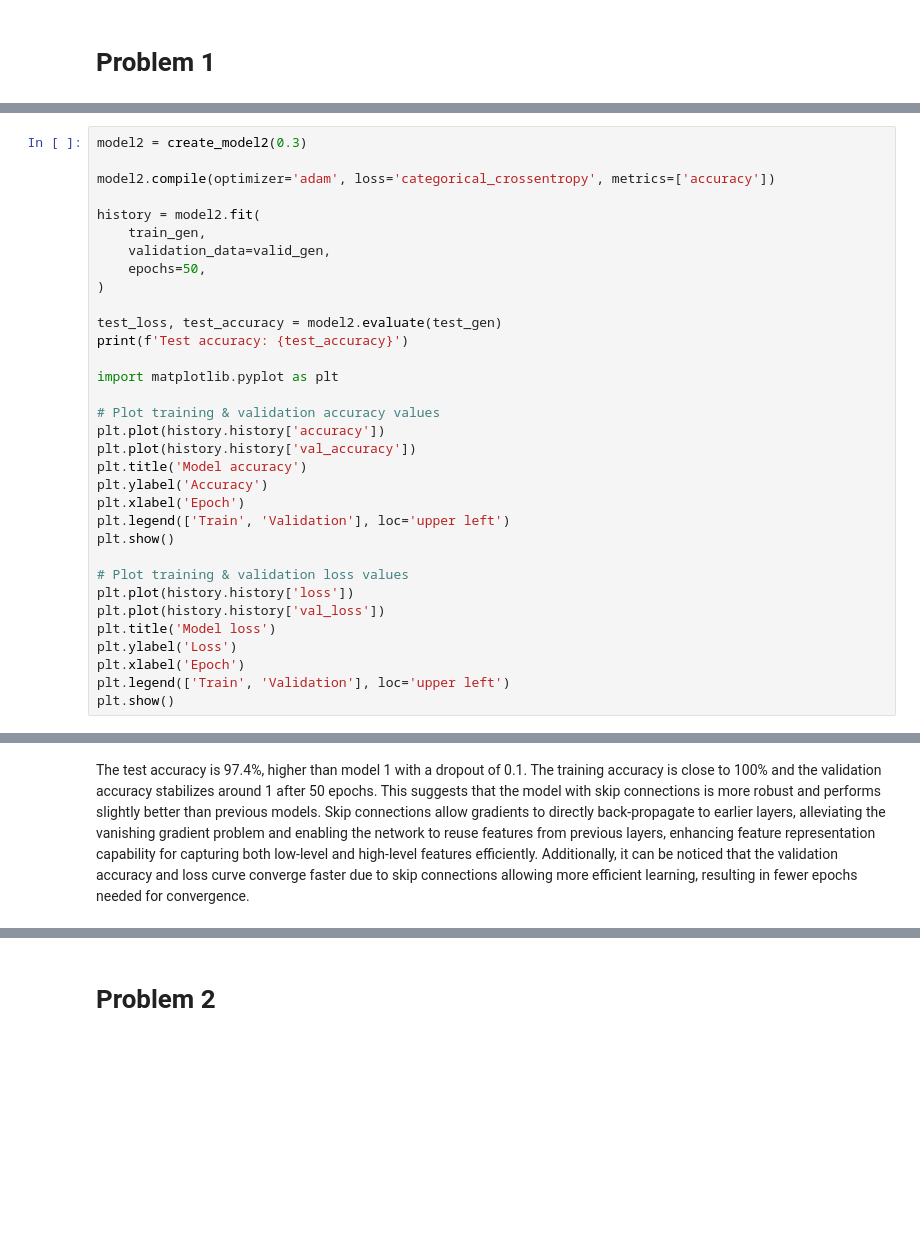
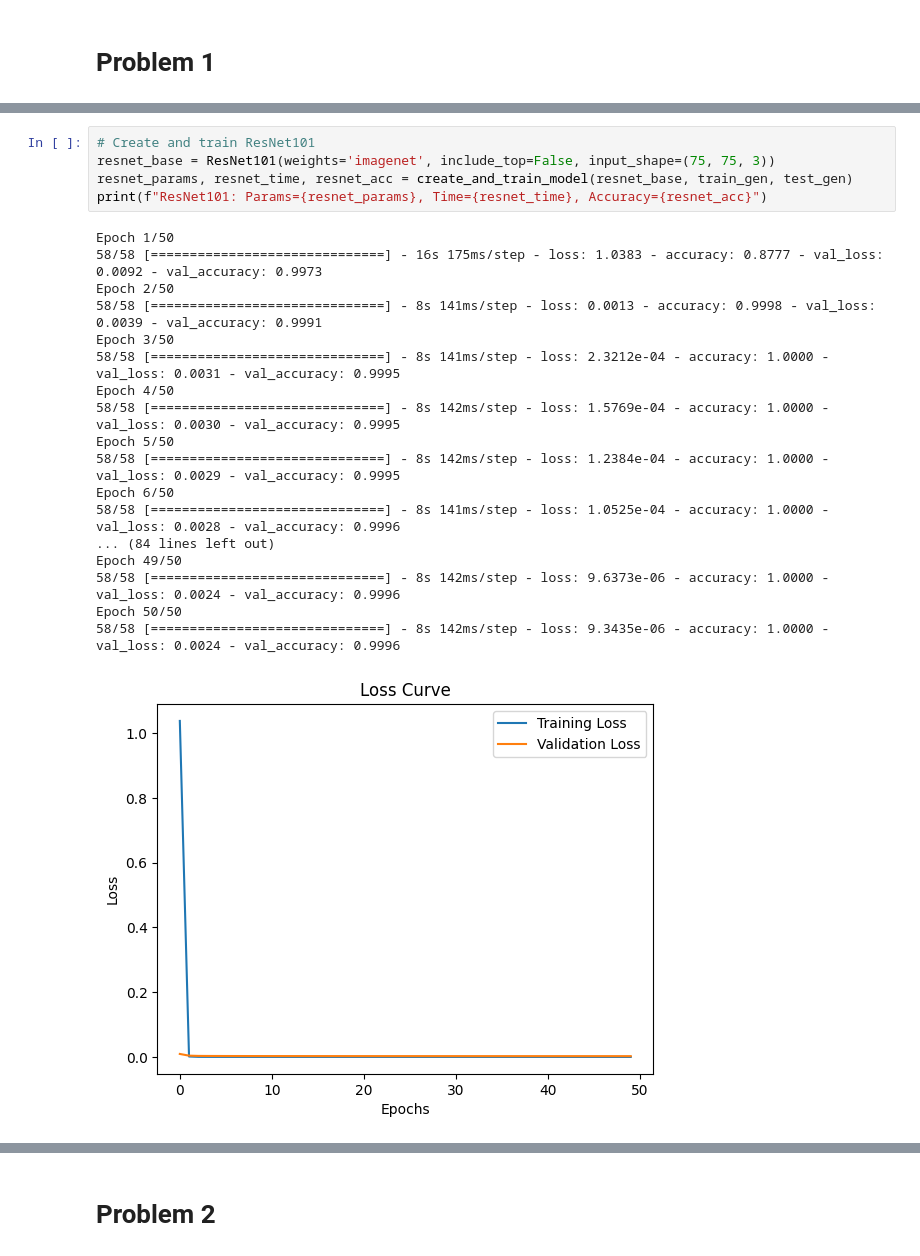
Before and after one commit to yimianxyz/sysen6888, a Jupyter notebook: main.ipynb, the cells around one changed output, grey strips where cells are left out. Saved outputs shown, nothing was run; the diff lists cells and outputs as text; blank space fills up the shorter version.

```diff
--- a/main.ipynb
+++ b/main.ipynb
@@ -370,33 +72,0 @@ The test accuracy is 75.2% in this case. It can be observed that when the dropou
-# %%
-model2 = create_model2(0.3)
-
-model2.compile(optimizer='adam', loss='categorical_crossentropy', metrics=['accuracy'])
-
-history = model2.fit(
-    train_gen,
-    validation_data=valid_gen,
-    epochs=50,
-)
-
-test_loss, test_accuracy = model2.evaluate(test_gen)
-print(f'Test accuracy: {test_accuracy}')
-
-import matplotlib.pyplot as plt
-
-# Plot training & validation accuracy values
-plt.plot(history.history['accuracy'])
-plt.plot(history.history['val_accuracy'])
-plt.title('Model accuracy')
-plt.ylabel('Accuracy')
-plt.xlabel('Epoch')
-plt.legend(['Train', 'Validation'], loc='upper left')
-plt.show()
-
-# Plot training & validation loss values
-plt.plot(history.history['loss'])
-plt.plot(history.history['val_loss'])
-plt.title('Model loss')
-plt.ylabel('Loss')
-plt.xlabel('Epoch')
-plt.legend(['Train', 'Validation'], loc='upper left')
-plt.show()
@@ -494,2 +135,24 @@ Test accuracy: 0.974391758441925
-# %% [markdown]
-The test accuracy is 97.4%, higher than model 1 with a dropout of 0.1. The training accuracy is close to 100% and the validation accuracy stabilizes around 1 after 50 epochs. This suggests that the model with skip connections is more robust and performs slightly better than previous models. Skip connections allow gradients to directly back-propagate to earlier layers, alleviating the vanishing gradient problem and enabling the network to reuse features from previous layers, enhancing feature representation capability for capturing both low-level and high-level features efficiently. Additionally, it can be noticed that the validation accuracy and loss curve converge faster due to skip connections allowing more efficient learning, resulting in fewer epochs needed for convergence.
+# %%
+# Create and train ResNet101
+resnet_base = ResNet101(weights='imagenet', include_top=False, input_shape=(75, 75, 3))
+resnet_params, resnet_time, resnet_acc = create_and_train_model(resnet_base, train_gen, test_gen)
+print(f"ResNet101: Params={resnet_params}, Time={resnet_time}, Accuracy={resnet_acc}")
+# %% [output]
+Epoch 1/50
+58/58 [==============================] - 16s 175ms/step - loss: 1.0383 - accuracy: 0.8777 - val_loss: 0.0092 - val_accuracy: 0.9973
+Epoch 2/50
+58/58 [==============================] - 8s 141ms/step - loss: 0.0013 - accuracy: 0.9998 - val_loss: 0.0039 - val_accuracy: 0.9991
+Epoch 3/50
+58/58 [==============================] - 8s 141ms/step - loss: 2.3212e-04 - accuracy: 1.0000 - val_loss: 0.0031 - val_accuracy: 0.9995
+Epoch 4/50
+58/58 [==============================] - 8s 142ms/step - loss: 1.5769e-04 - accuracy: 1.0000 - val_loss: 0.0030 - val_accuracy: 0.9995
+Epoch 5/50
+58/58 [==============================] - 8s 142ms/step - loss: 1.2384e-04 - accuracy: 1.0000 - val_loss: 0.0029 - val_accuracy: 0.9995
+Epoch 6/50
+58/58 [==============================] - 8s 141ms/step - loss: 1.0525e-04 - accuracy: 1.0000 - val_loss: 0.0028 - val_accuracy: 0.9996
+... (84 lines left out)
+Epoch 49/50
+58/58 [==============================] - 8s 142ms/step - loss: 9.6373e-06 - accuracy: 1.0000 - val_loss: 0.0024 - val_accuracy: 0.9996
+Epoch 50/50
+58/58 [==============================] - 8s 142ms/step - loss: 9.3435e-06 - accuracy: 1.0000 - val_loss: 0.0024 - val_accuracy: 0.9996
+[figure, added]
```
Also changed, not shown: parts of 45 cells of this notebook.
